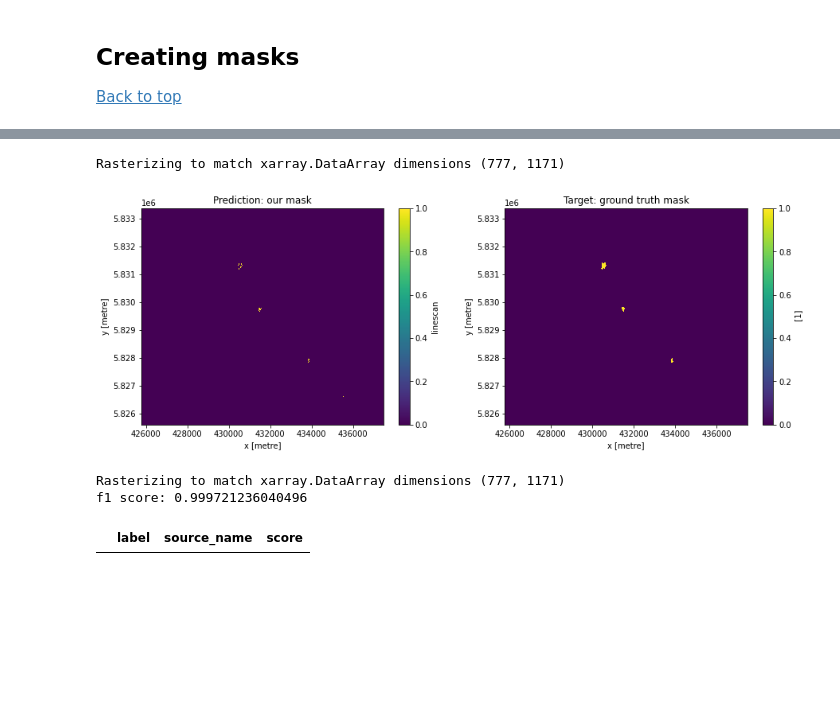
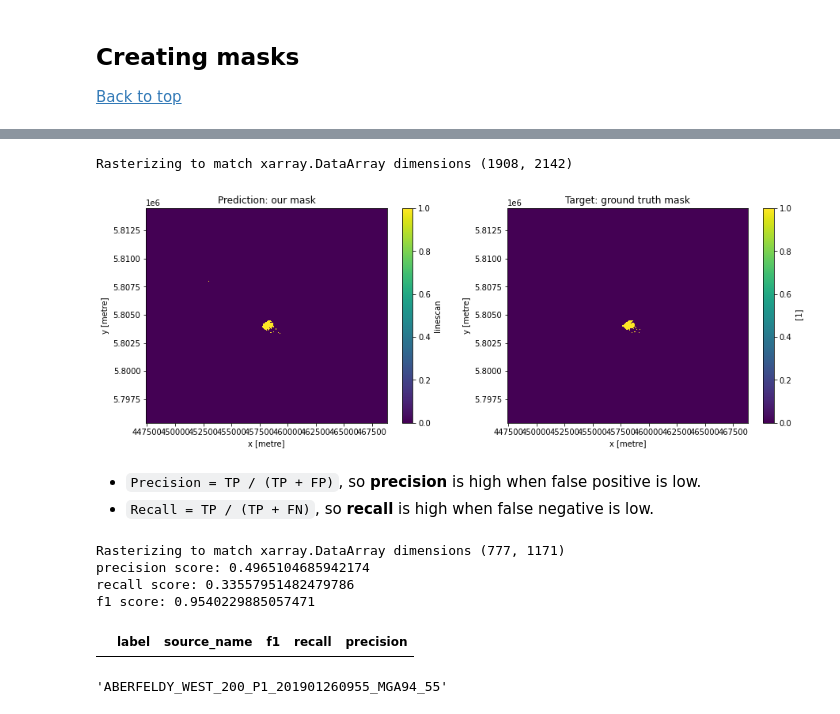
Before and after one commit to tyqiangz/Kaggle, a Jupyter notebook: EY Data Science 2021/03_EY_challenge1/TYQ_EY_Challenge_1.ipynb, the cells around one changed output, grey strips where cells are left out. Cells and saved outputs as stored; diff of their text form; code cells hidden in the pictures; blank space fills up the shorter version.

```diff
--- a/EY Data Science 2021/03_EY_challenge1/TYQ_EY_Challenge_1.ipynb
+++ b/EY Data Science 2021/03_EY_challenge1/TYQ_EY_Challenge_1.ipynb
@@ -285,8 +306,9 @@ label_to_srcname_dict["MACALISTER_700_P1_201903091613_MGA94_55"] = "MACALISTER_7
 
 [Back to top](#top)
 # %%
-def get_threshold_mask(linescan, threshold=220):
+def get_threshold_mask(linescan, threshold=200):
     """
+
     """
 
     our_mask = linescan>threshold
@@ -295,6 +317,7 @@ def get_threshold_mask(linescan, threshold=220):
 
 def plot_masks(pred_mask, tgt_mask, figsize=(15,5)):
     """
+
     """
 
     fig, ax = plt.subplots(nrows=1, ncols=2, figsize=figsize)
@@ -307,15 +336,19 @@ def plot_masks(pred_mask, tgt_mask, figsize=(15,5)):
 # %%
-label = "ABERFELDY_WEST_200_P1_201901260955_MGA94_55"
+label = "MCCALLISTER79_LA_TROBE_97_266_P1_201901301552_MGA94_55"
+
 src = get_linescan(label=label)
 ob = gdf.loc[gdf.SourceNameClean == label_to_srcname_dict[label]]
 
 tgt = xr_rasterize(gdf=ob, da=src)
 
 plot_masks(pred_mask=get_threshold_mask(src),
            tgt_mask=tgt)
 # %% [output]
-Rasterizing to match xarray.DataArray dimensions (777, 1171)
+Rasterizing to match xarray.DataArray dimensions (1908, 2142)
-[figure, old version]
+[figure, new version]
+# %% [markdown]
+- `Precision = TP / (TP + FP)`, so **precision** is high when false positive is low.
+- `Recall = TP / (TP + FN)`, so **recall** is high when false negative is low.
 # %%
 def perf_metric(y_true, y_pred, metric="f1"):
     """
@@ -332,13 +384,28 @@ ob = gdf.loc[gdf.SourceNameClean == label_to_srcname_dict[label]]
 tgt = xr_rasterize(gdf=ob, da=src)
 pred_mask = get_threshold_mask(src)
 
-print(f"f1 score: {perf_metric(np.ndarray.flatten(pred_mask.data[0]), np.ndarray.flatten(tgt.data))}")
+y_pred = np.ndarray.flatten(pred_mask.data[0])
+y_true = np.ndarray.flatten(tgt.data)
+
+f1 = perf_metric(y_true=y_true, y_pred=y_pred, metric="f1")
+recall = perf_metric(y_true=y_true, y_pred=y_pred, metric="recall")
+precision = perf_metric(y_true=y_true, y_pred=y_pred, metric="precision")
+
+print(f"precision score: {f1}")
+print(f"recall score: {recall}")
+print(f"f1 score: {precision}")
 # %% [output]
 Rasterizing to match xarray.DataArray dimensions (777, 1171)
-f1 score: 0.999721236040496
+precision score: 0.4965104685942174
+recall score: 0.33557951482479786
+f1 score: 0.9540229885057471
 # %%
-eval_df = pd.DataFrame(columns=["label", "source_name", "score"])
+eval_df = pd.DataFrame(columns=["label", "source_name", "f1", "recall", "precision"])
 eval_df
 # %% [output]
-|  | label | source_name | score |
+|  | label | source_name | f1 | recall | precision |
+# %%
+label_to_srcname_dict["ABERFELDY_WEST_200_P1_201901260955_MGA94_55"]
+# %% [output]
+'ABERFELDY_WEST_200_P1_201901260955_MGA94_55'
 # %%
```
Also changed, not shown: parts of 19 cells of this notebook, 2 other files.
